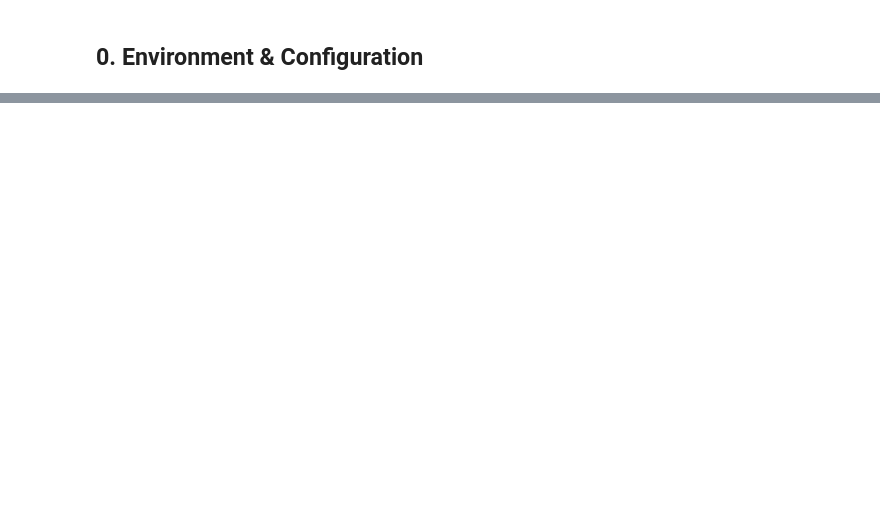
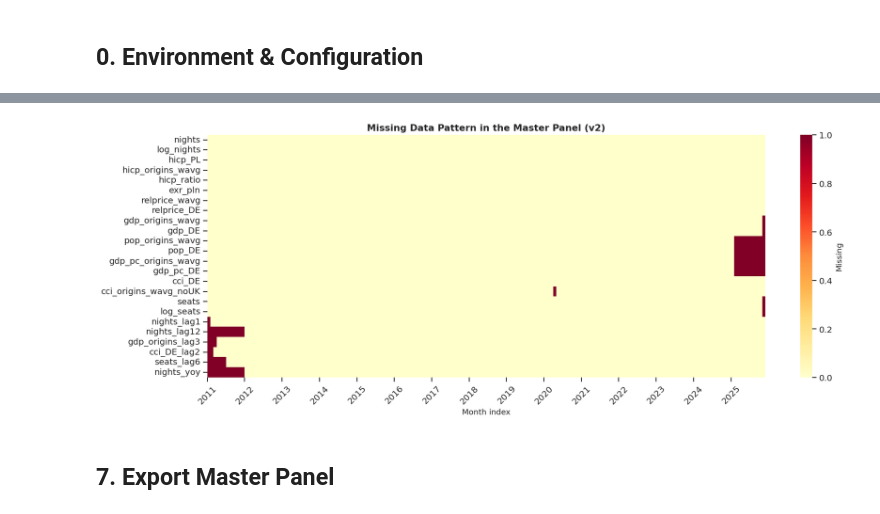
Before and after one commit to DieGodMF4/Macro-Aviation-Tourism-Modeling, a Jupyter notebook: docs/04_feature_engineering.ipynb, the cells around one changed output, grey strips where cells are left out. Cells and saved outputs as stored; diff of their text form; code cells hidden in the pictures; blank space fills up the shorter version.

```diff
--- a/docs/04_feature_engineering.ipynb
+++ b/docs/04_feature_engineering.ipynb
@@ -776,0 +647,23 @@ date
+# %%
+# COVID dummies (v2):
+panel['covid_strong'] = 0
+panel.loc[(panel.index >= '2020-01-01') & (panel.index <= '2021-12-01'),
+          'covid_strong'] = 1
+
+panel['covid_post'] = 0
+panel.loc[(panel.index >= '2022-01-01') & (panel.index <= '2025-12-01'),
+          'covid_post'] = 1
+
+# Seasonal dummies:
+for m in range(1, 13):
+    panel[f'month_{m:02d}'] = (panel.index.month == m).astype(int)
+
+# Linear trend:
+panel['trend'] = np.arange(len(panel))
+
+# YoY growth (reference / alternative target):
+panel['nights_yoy'] = panel['nights'].pct_change(12)
+
+print(f'COVID strong (2020-2021): {panel["covid_strong"].sum()} months')
+print(f'COVID post (2022-2025):    {panel["covid_post"].sum()} months')
+print('Seasonal dummies and trend added.')
@@ -776,0 +794,22 @@ date
+# %%
+# Missing data heatmap:
+fig, ax = plt.subplots(figsize=(16, 6))
+non_dummy = [c for c in panel.columns
+             if not c.startswith('month_')
+             and c not in ['trend', 'covid_strong', 'covid_post']]
+missing_matrix = panel[non_dummy].isna().astype(int)
+sns.heatmap(missing_matrix.T, cmap='YlOrRd', cbar_kws={'label': 'Missing'},
+            ax=ax, yticklabels=True)
+ax.set_title('Missing Data Pattern in the Master Panel (v2)', fontweight='bold')
+ax.set_xlabel('Month index')
+xtick_positions = list(range(0, len(panel), 12))
+ax.set_xticks(xtick_positions)
+ax.set_xticklabels([panel.index[i].strftime('%Y') for i in xtick_positions],
+                   rotation=45)
+plt.tight_layout()
+savefig('01_missing_data_heatmap.png')
+plt.show()
+# %% [output]
+[figure, added]
+# %% [markdown]
+## 7. Export Master Panel
```
Also changed, not shown: parts of 81 cells of this notebook, 15 other files.
